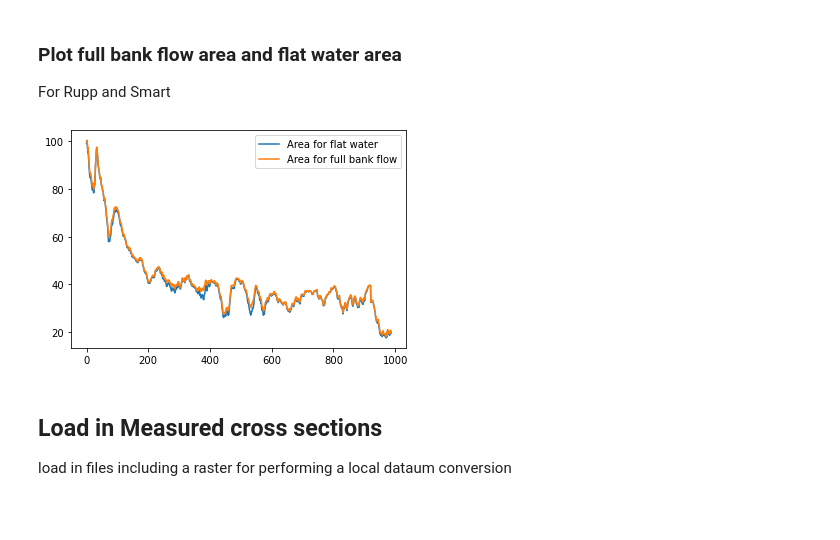
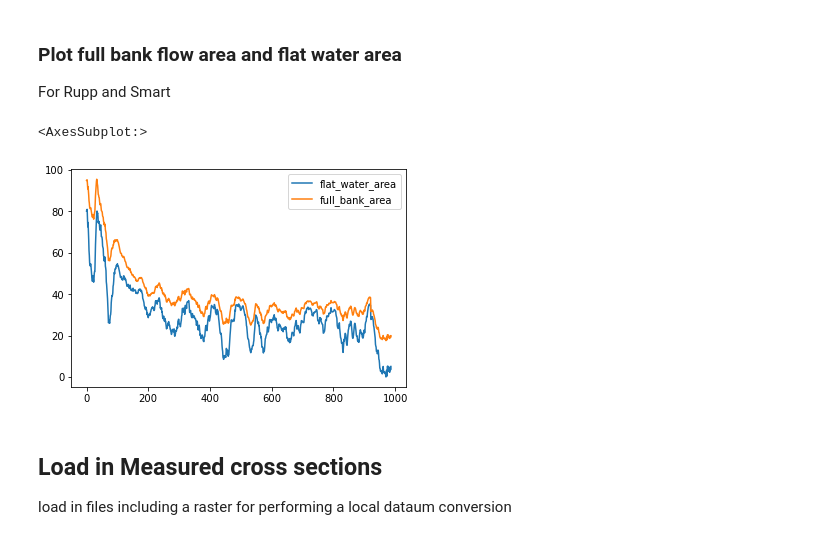
Before and after one commit to rosepearson/Hydrologic-DEMs-scripts, a Jupyter notebook: jupyter_notebooks/waikane_depth_validation.ipynb, the cells around one changed output. Cells and saved outputs as stored; diff of their text form; code cells hidden in the pictures; blank space fills up the shorter version.

Commit message:
updated the area calculations for river flow

```diff
--- a/jupyter_notebooks/waikane_depth_validation.ipynb
+++ b/jupyter_notebooks/waikane_depth_validation.ipynb
@@ -38,3 +39,5 @@ threshold_name = 'thresholds_mean_0.25km'
 rupp_bed_elevation_name = 'bed_elevation_Rupp_and_Smart'
 neal_bed_elevation_name = 'bed_elevation_Neal_et_al'
 min_bank_height= 0.75
+rupp_depth_name = 'bed_depth_Rupp_and_smart'
+neal_depth_name = 'bed_depth_Neal_et_al'
@@ -41,20 +46,25 @@ min_bank_height= 0.75
+# %%
+depths[rupp_depth_name] = widths[water_elevation_name]-depths[rupp_bed_elevation_name]
+depths[neal_depth_name] = widths[water_elevation_name]-depths[neal_bed_elevation_name]
 # %% [markdown]
 #### Convert back to full bankfill area
 Function to do the conversion
 # %%
-def to_full_bank_flow_area(depth_dataframe, width_dataframe, min_bank_height, threshold_name, full_width_name, flat_width_name, bed_elevation_name, water_elevation_name):
+def to_full_bank_flow_area(depth_dataframe, width_dataframe, min_bank_height, threshold_name, full_width_name, flat_width_name, depth_name, water_elevation_name):
 
-    # Calculate the depth for flat water
-    depth = width_dataframe[water_elevation_name] - depth_dataframe[bed_elevation_name]
-    # Calculate the area estimated for flat water width flow
-    flat_water_area = depth * width_dataframe[full_width_name]
+    # backwards calculate the 'flat water area' - note this is in error as didn't remove most of threshold area
+    over_estimated_flat_water_area = depth_dataframe[depth_name] * width_dataframe[flat_width_name]
 
     # Add/correct for area along the bank edges (approximate as a triangle - two triangles = a rectange)
-    bank_edge_area = (width_dataframe[full_width_name] - width_dataframe[flat_width_name]) \
+    displaced_bank_edge_area = (width_dataframe[full_width_name] - width_dataframe[flat_width_name]) \
         * (width_dataframe[threshold_name] - min_bank_height)
 
+    # Extra flood water in threshold
+    extra_flood_water_area = (width_dataframe[threshold_name] - min_bank_height) * width_dataframe[flat_width_name]
+
     # Calculate the area estimated for full bank width flow
-    full_bank_area = flat_water_area + bank_edge_area
+    full_bank_area = over_estimated_flat_water_area + displaced_bank_edge_area
+    flat_water_area = full_bank_area - extra_flood_water_area
 
     return flat_water_area, full_bank_area
 # %% [markdown]
@@ -67,15 +77,14 @@ flat_water_area, full_bank_area = to_full_bank_flow_area(depth_dataframe=depths,
                                                          threshold_name=threshold_name,
                                                          full_width_name=full_width_name,
                                                          flat_width_name=flat_width_name,
-                                                         bed_elevation_name=rupp_bed_elevation_name,
+                                                         depth_name=rupp_depth_name,
                                                          water_elevation_name=water_elevation_name)
+areas = pandas.concat([flat_water_area, full_bank_area], keys=['flat_water_area', 'full_bank_area'], axis=1)
 # %%
-ax = matplotlib.pyplot.subplot()
-flat_water_area.plot(ax=ax, label='Area for flat water')
-full_bank_area.plot(ax=ax, label='Area for full bank flow')
-ax.legend();
+areas.plot()
 # %% [output]
+<AxesSubplot:>
-[figure, old version]
+[figure, new version]
 # %% [markdown]
 ## Load in Measured cross sections
 load in files including a raster for performing a local dataum conversion
```
Also changed, not shown: parts of 35 cells of this notebook, 1 other file.
